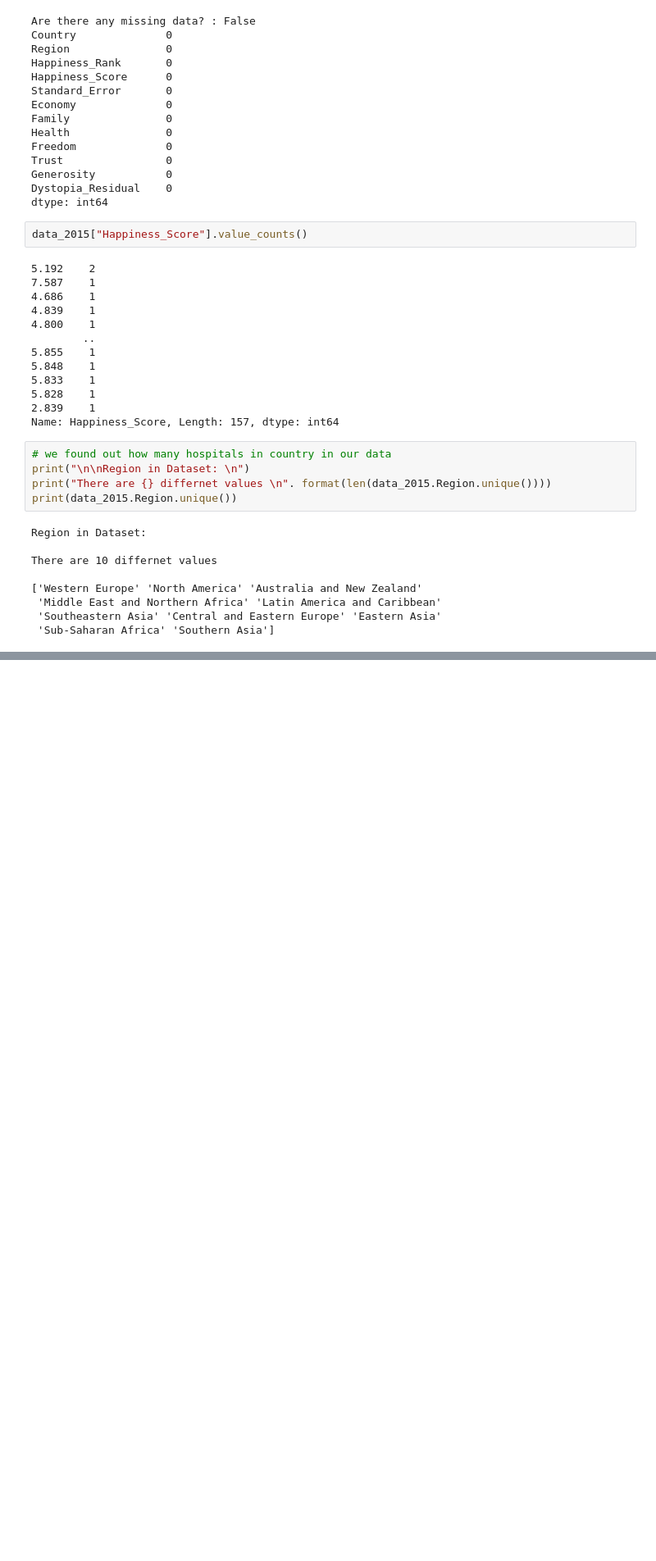
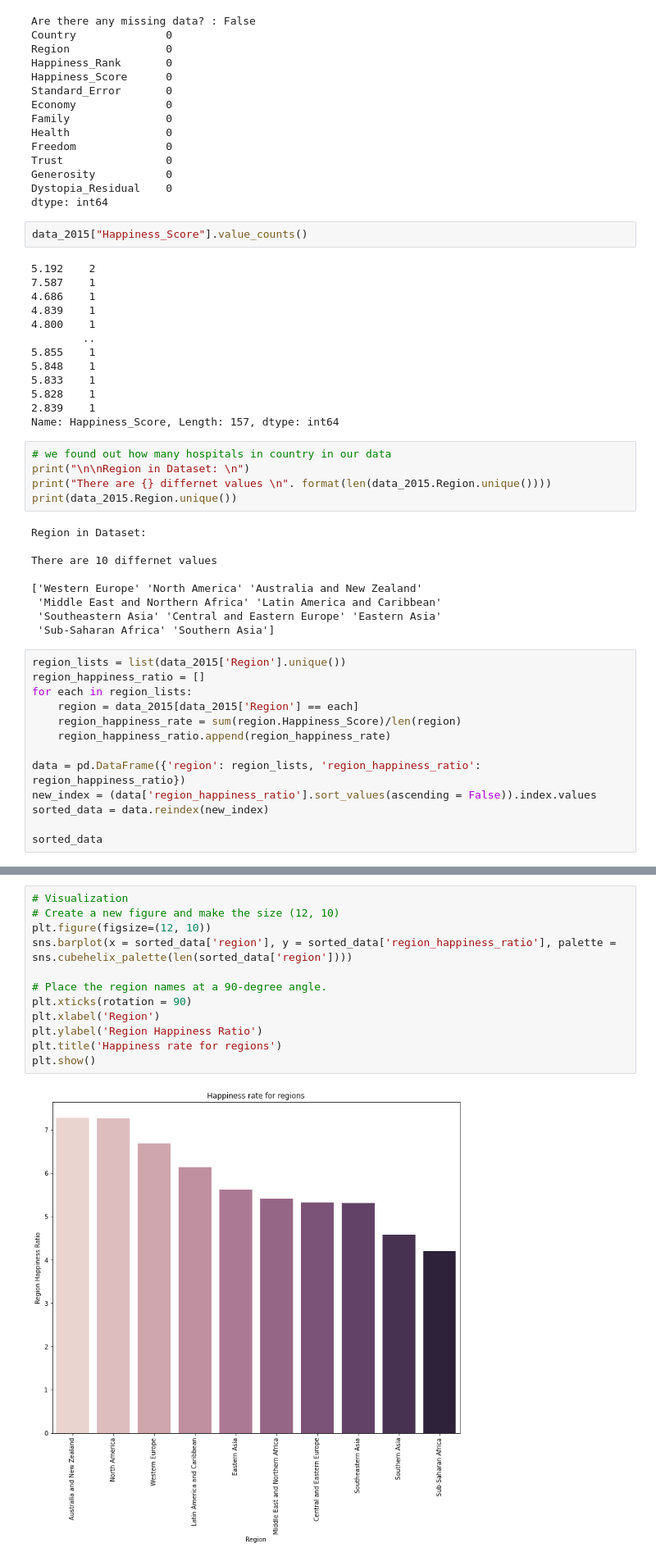
Before and after one commit to ApurbaKumarMajumder/Machine-Learning, a Jupyter notebook: Models/World_Happiness_Report_Data_Compilation.ipynb, the cells around one changed output, grey strips where cells are left out. Shown at 82% size. Cells and saved outputs as stored; diff of their text form; blank space fills up the shorter version.

Commit message:
Happiness rate for regions

```diff
--- a/Models/World_Happiness_Report_Data_Compilation.ipynb
+++ b/Models/World_Happiness_Report_Data_Compilation.ipynb
@@ -108,3 +108,16 @@ There are 10 differnet values
  'Middle East and Northern Africa' 'Latin America and Caribbean'
  'Southeastern Asia' 'Central and Eastern Europe' 'Eastern Asia'
  'Sub-Saharan Africa' 'Southern Asia']
+# %%
+region_lists = list(data_2015['Region'].unique())
+region_happiness_ratio = []
+for each in region_lists:
+    region = data_2015[data_2015['Region'] == each]
+    region_happiness_rate = sum(region.Happiness_Score)/len(region)
+    region_happiness_ratio.append(region_happiness_rate)
+
+data = pd.DataFrame({'region': region_lists, 'region_happiness_ratio': region_happiness_ratio})
+new_index = (data['region_happiness_ratio'].sort_values(ascending = False)).index.values
+sorted_data = data.reindex(new_index)
+
+sorted_data
@@ -110,0 +136,14 @@ There are 10 differnet values
+# %%
+# Visualization
+# Create a new figure and make the size (12, 10)
+plt.figure(figsize=(12, 10))
+sns.barplot(x = sorted_data['region'], y = sorted_data['region_happiness_ratio'], palette = sns.cubehelix_palette(len(sorted_data['region'])))
+
+# Place the region names at a 90-degree angle.
+plt.xticks(rotation = 90)
+plt.xlabel('Region')
+plt.ylabel('Region Happiness Ratio')
+plt.title('Happiness rate for regions')
+plt.show()
+# %% [output]
+[figure, added]
```
Also changed, not shown: parts of 1 cell of this notebook.
